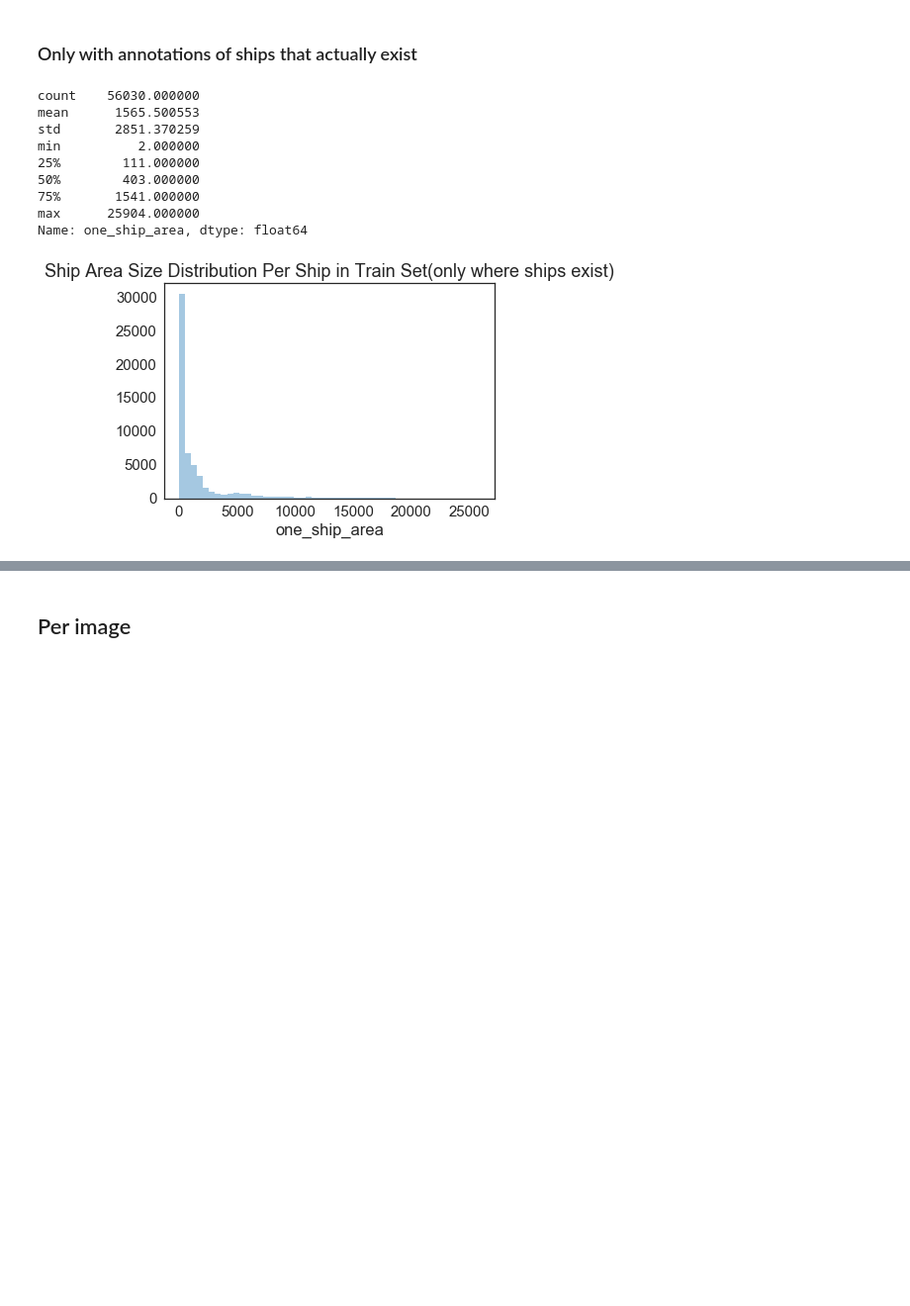
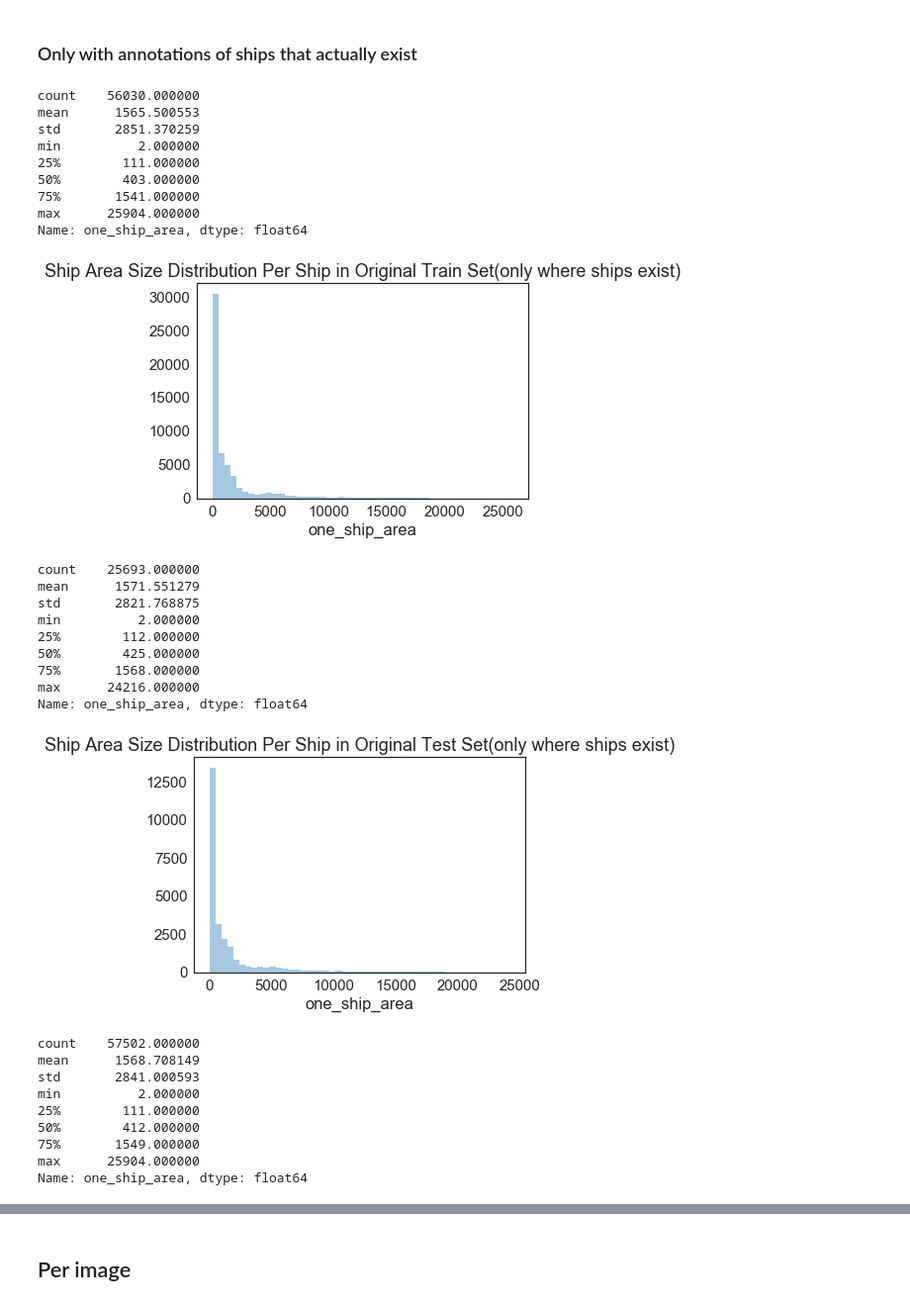
Before and after one commit to Deep-Learning-GAZ/Airbus-Ship-Detection-Challenge, a Jupyter notebook: DataExploration.ipynb, the cells around one changed output, grey strips where cells are left out. Shown at 99% size. Cells and saved outputs as stored; diff of their text form; code cells hidden in the pictures; blank space fills up the shorter version.

```diff
--- a/DataExploration.ipynb
+++ b/DataExploration.ipynb
@@ -74,18 +208,56 @@ one_ship_area_without_zeros = df.loc[df['one_ship_area'] != 0, 'one_ship_area']
 # %%
-sns.set_style("white")
-sns.set_context("notebook", font_scale=1.5, rc={"lines.linewidth": 2.5})
-sns.distplot(one_ship_area_without_zeros,kde=False)
-plt.title('Ship Area Size Distribution Per Ship in Train Set(only where ships exist)')
+"""Plots the distribution of area size of ships per ships which actually exist"""
+def area_distribution_per_ship_without_zeros(df, name):
+    '''
+    df: dataframe
+    name: name of dataframe, used for title of plot
 
-print(one_ship_area_without_zeros.describe())
+    '''
+
+    #Take the values, where one_ship_area is not zero
+    one_ship_area_without_zeros = df.loc[df['one_ship_area'] != 0, 'one_ship_area']
+
+    #Plotting the distribution with help of seaborn
+    plt.figure()
+    sns.set_style("white")
+    sns.set_context("notebook", font_scale=1.5, rc={"lines.linewidth": 2.5})
+    sns.distplot(one_ship_area_without_zeros,kde=False)
+    plt.title('Ship Area Size Distribution Per Ship in %s Set(only where ships exist)' % name)
+
+    #Printing the description of distribution(different statistical values)
+    print(one_ship_area_without_zeros.describe())
+    plt.show()
-# %% [output]
-count    56030.000000
-mean      1565.500553
-std       2851.370259
-min          2.000000
-25%        111.000000
-50%        403.000000
-75%       1541.000000
-max      25904.000000
-Name: one_ship_area, dtype: float64
-[figure, removed]
+# %%
+#Plotting for every dataframe
+for name,df in dataframes.items():
+    area_distribution_per_ship_without_zeros(df, name)
+# %% [output]
+count    56030.000000
+mean      1565.500553
+std       2851.370259
+min          2.000000
+25%        111.000000
+50%        403.000000
+75%       1541.000000
+max      25904.000000
+Name: one_ship_area, dtype: float64
+[figure, added]
+count    25693.000000
+mean      1571.551279
+std       2821.768875
+min          2.000000
+25%        112.000000
+50%        425.000000
+75%       1568.000000
+max      24216.000000
+Name: one_ship_area, dtype: float64
+[figure, added]
+count    57502.000000
+mean      1568.708149
+std       2841.000593
+min          2.000000
+25%        111.000000
+50%        412.000000
+75%       1549.000000
+max      25904.000000
+Name: one_ship_area, dtype: float64
```
Also changed, not shown: parts of 22 cells of this notebook, 1 other file.
